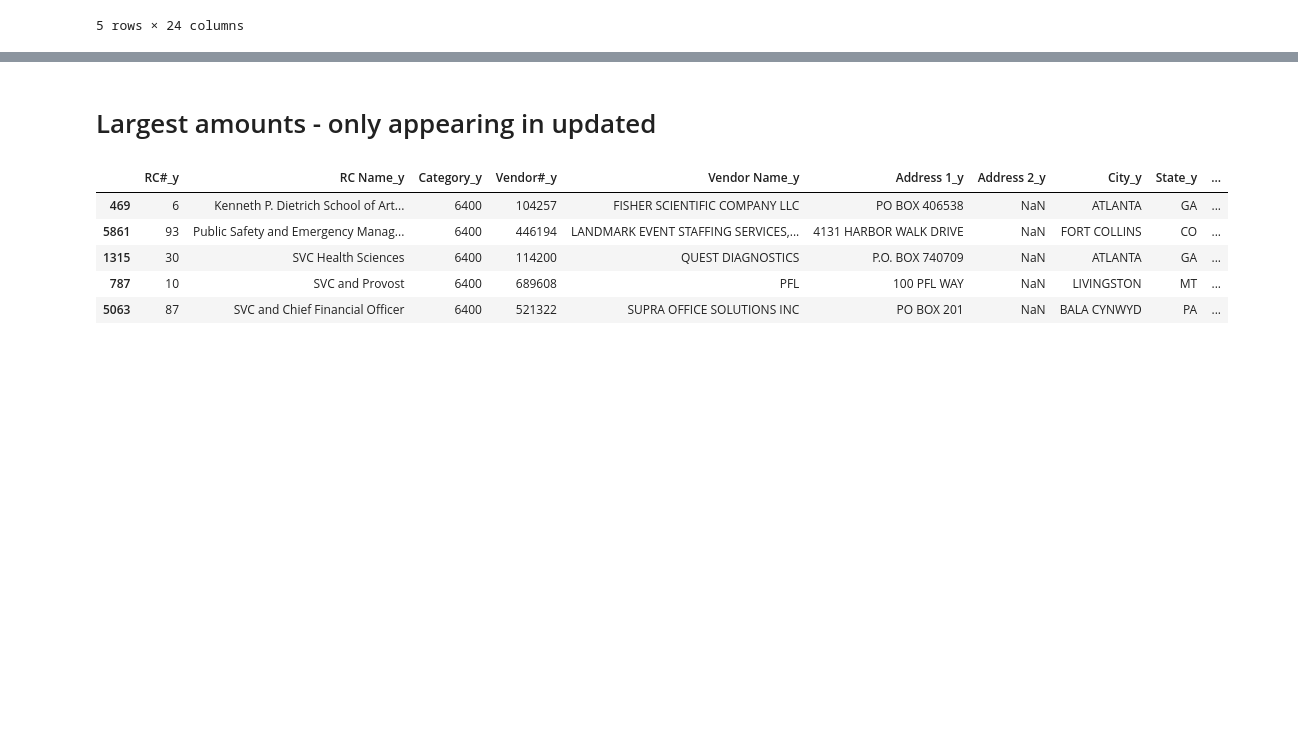
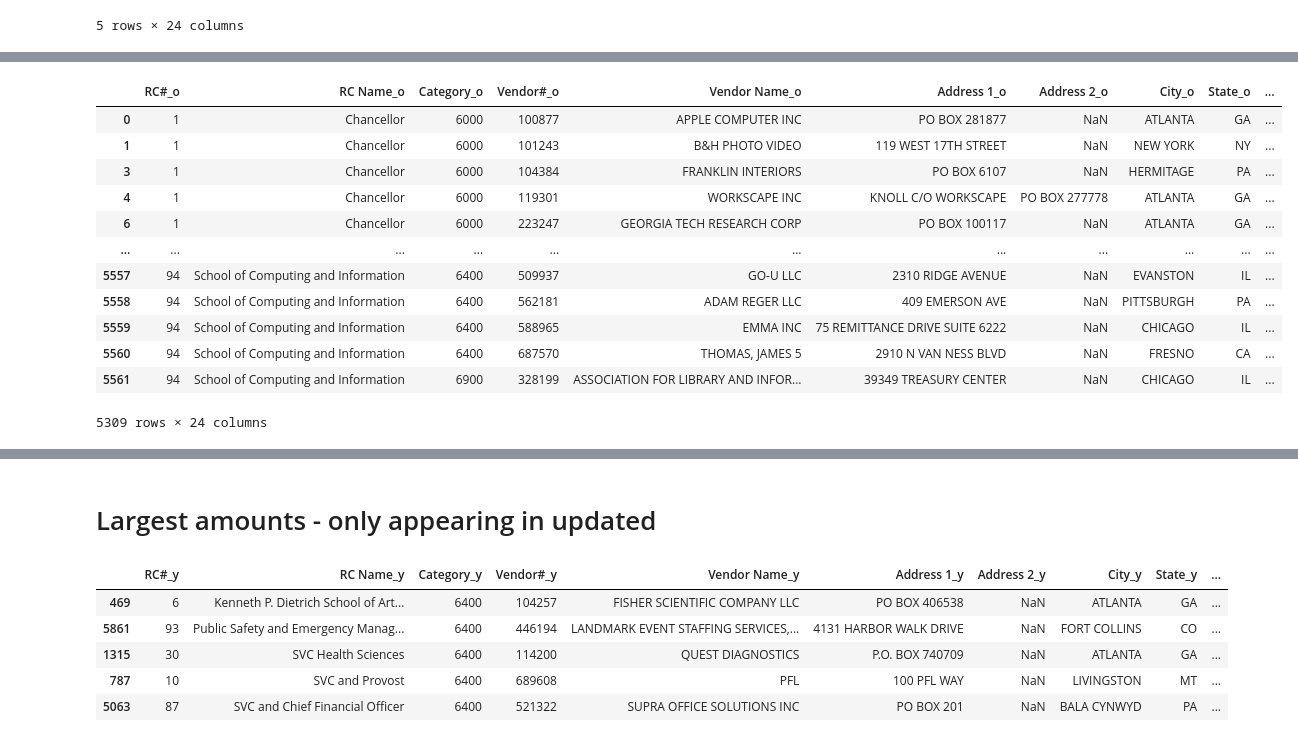
Before and after one commit to thepittnews/fy21-analysis, a Jupyter notebook: 02_analyze_data.ipynb, the cells around one changed output, grey strips where cells are left out. Cells and saved outputs as stored; diff of their text form; code cells hidden in the pictures; blank space fills up the shorter version.

Commit message:
Add amount change info from original to updated

```diff
--- a/02_analyze_data.ipynb
+++ b/02_analyze_data.ipynb
@@ -99,0 +121,16 @@ merged_transactions.sort_values(by=['AmountDiff'], ascending=False).head(5)
+# %%
+merged_transactions[merged_transactions['AmountDiff'] == 0]
+# %% [output]
+|  | RC#_o | RC Name_o | Category_o | Vendor#_o | Vendor Name_o | Address 1_o | Address 2_o | City_o | State_o | ... |
+| 0 | 1 | Chancellor | 6000 | 100877 | APPLE COMPUTER INC | PO BOX 281877 | NaN | ATLANTA | GA | ... |
+| 1 | 1 | Chancellor | 6000 | 101243 | B&H PHOTO VIDEO | 119 WEST 17TH STREET | NaN | NEW YORK | NY | ... |
+| 3 | 1 | Chancellor | 6000 | 104384 | FRANKLIN INTERIORS | PO BOX 6107 | NaN | HERMITAGE | PA | ... |
+| 4 | 1 | Chancellor | 6000 | 119301 | WORKSCAPE INC | KNOLL C/O WORKSCAPE | PO BOX 277778 | ATLANTA | GA | ... |
+| 6 | 1 | Chancellor | 6000 | 223247 | GEORGIA TECH RESEARCH CORP | PO BOX 100117 | NaN | ATLANTA | GA | ... |
+| ... | ... | ... | ... | ... | ... | ... | ... | ... | ... | ... |
+| 5557 | 94 | School of Computing and Information | 6400 | 509937 | GO-U LLC | 2310 RIDGE AVENUE | NaN | EVANSTON | IL | ... |
+| 5558 | 94 | School of Computing and Information | 6400 | 562181 | ADAM REGER LLC | 409 EMERSON AVE | NaN | PITTSBURGH | PA | ... |
+| 5559 | 94 | School of Computing and Information | 6400 | 588965 | EMMA INC | 75 REMITTANCE DRIVE SUITE 6222 | NaN | CHICAGO | IL | ... |
+| 5560 | 94 | School of Computing and Information | 6400 | 687570 | THOMAS, JAMES 5 | 2910 N VAN NESS BLVD | NaN | FRESNO | CA | ... |
+| 5561 | 94 | School of Computing and Information | 6900 | 328199 | ASSOCIATION FOR LIBRARY AND INFOR... | 39349 TREASURY CENTER | NaN | CHICAGO | IL | ... |
+5309 rows × 24 columns
```
Also changed, not shown: parts of 3 cells of this notebook.
